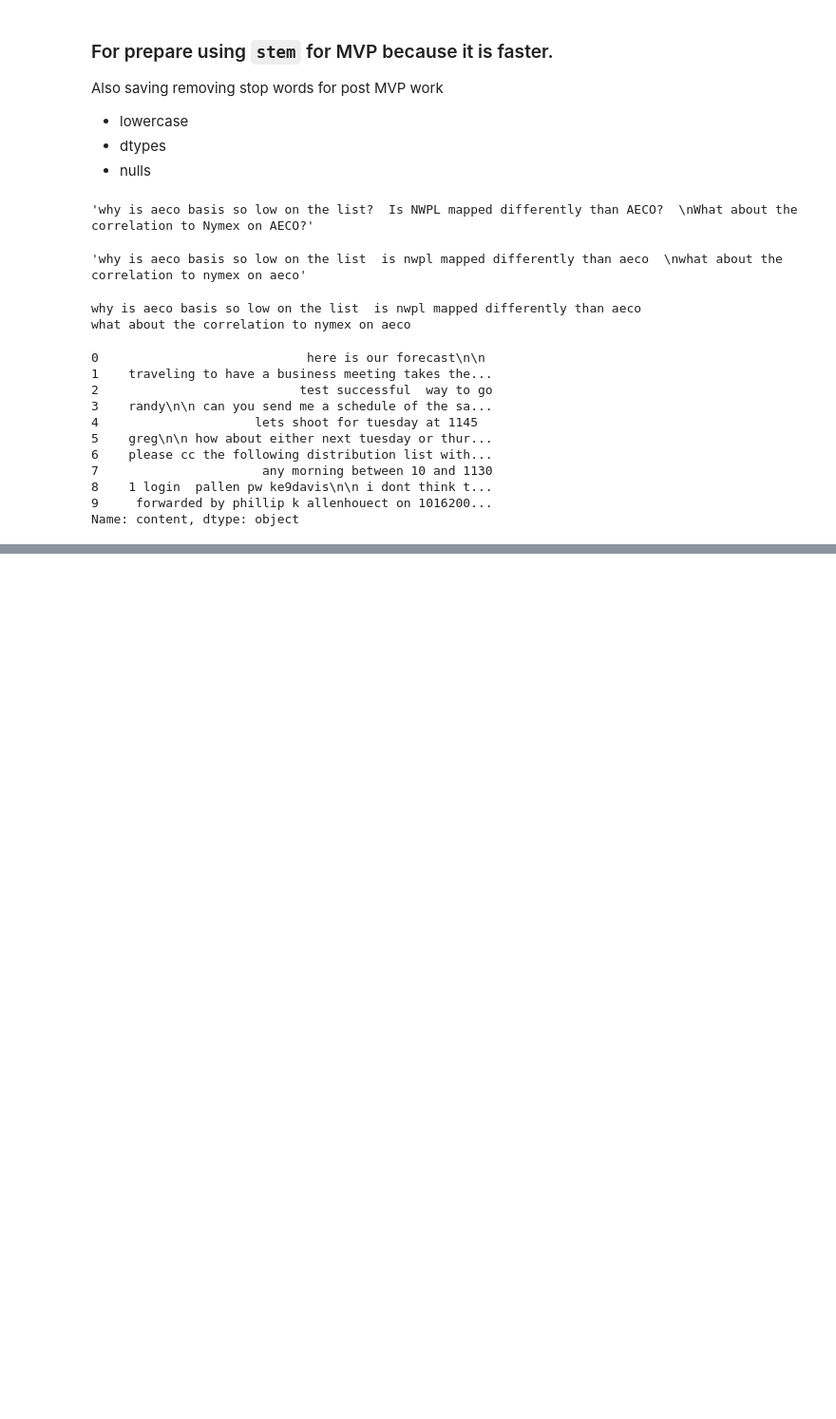
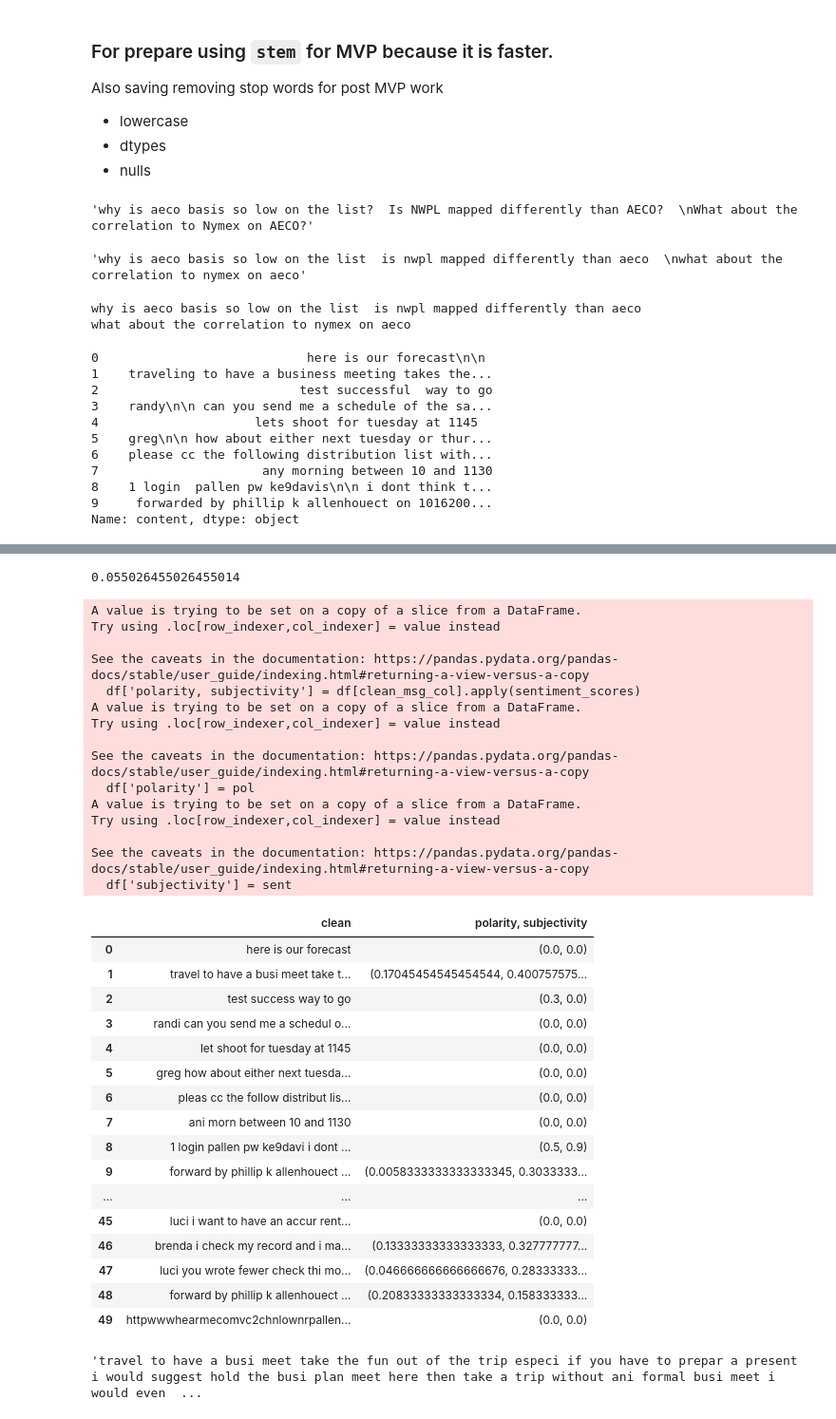
Before and after one commit to Enron-Discussion-NLP/Capstone, a Jupyter notebook: 00_Stephanie/stephanie_working-notebook.ipynb, the cells around one changed output, grey strips where cells are left out. Shown at 95% size. Cells and saved outputs as stored; diff of their text form; code cells hidden in the pictures; blank space fills up the shorter version.

Commit message:
code for textblob sentiment analysis

```diff
--- a/00_Stephanie/stephanie_working-notebook.ipynb
+++ b/00_Stephanie/stephanie_working-notebook.ipynb
@@ -283,0 +322,5 @@ prepare.clean_emails(raw_data)
+# %%
+# writing code for one content to test out scoring function
+test_1 = df_2.clean[1]
+test_2 = df_2.clean[4]
+test_3 = df_2.clean[88]
@@ -283,0 +335,74 @@ prepare.clean_emails(raw_data)
+# %%
+sent, sub = TextBlob(test_3).sentiment
+# %%
+sent
+# %% [output]
+0.055026455026455014
+# %%
+def sentiment_scores(string):
+    '''
+
+    '''
+
+    polarity, subjectivity = TextBlob(string).sentiment
+
+    return polarity, subjectivity
+# %%
+def add_scores(df, clean_msg_col):
+    '''
+
+    '''
+
+    df['polarity, subjectivity'] = df[clean_msg_col].apply(sentiment_scores)
+
+    pol = []
+    subj = []
+    for tuple_ in df['polarity, subjectivity']:
+        pol.append(list(tuple_)[0])
+        subj.append(list(tuple_)[1])
+
+#     df = df.drop(columns = ['polarity, sentiment'])
+    df['polarity'] = pol
+    df['subjectivity'] = sent
+
+    return df
+# %%
+test_df = add_scores(df_2.head(50), 'clean')
+test_df[['clean', 'polarity, subjectivity']]
+# %% [output]
+A value is trying to be set on a copy of a slice from a DataFrame.
+Try using .loc[row_indexer,col_indexer] = value instead
+
+See the caveats in the documentation: https://pandas.pydata.org/pandas-docs/stable/user_guide/indexing.html#returning-a-view-versus-a-copy
+  df['polarity, subjectivity'] = df[clean_msg_col].apply(sentiment_scores)
+A value is trying to be set on a copy of a slice from a DataFrame.
+Try using .loc[row_indexer,col_indexer] = value instead
+
+See the caveats in the documentation: https://pandas.pydata.org/pandas-docs/stable/user_guide/indexing.html#returning-a-view-versus-a-copy
+  df['polarity'] = pol
+A value is trying to be set on a copy of a slice from a DataFrame.
+Try using .loc[row_indexer,col_indexer] = value instead
+
+See the caveats in the documentation: https://pandas.pydata.org/pandas-docs/stable/user_guide/indexing.html#returning-a-view-versus-a-copy
+  df['subjectivity'] = sent
+|  | clean | polarity, subjectivity |
+| 0 | here is our forecast | (0.0, 0.0) |
+| 1 | travel to have a busi meet take t... | (0.17045454545454544, 0.400757575... |
+| 2 | test success way to go | (0.3, 0.0) |
+| 3 | randi can you send me a schedul o... | (0.0, 0.0) |
+| 4 | let shoot for tuesday at 1145 | (0.0, 0.0) |
+| 5 | greg how about either next tuesda... | (0.0, 0.0) |
+| 6 | pleas cc the follow distribut lis... | (0.0, 0.0) |
+| 7 | ani morn between 10 and 1130 | (0.0, 0.0) |
+| 8 | 1 login pallen pw ke9davi i dont ... | (0.5, 0.9) |
+| 9 | forward by phillip k allenhouect ... | (0.0058333333333333345, 0.3033333... |
+| ... | ... | ... |
+| 45 | luci i want to have an accur rent... | (0.0, 0.0) |
+| 46 | brenda i check my record and i ma... | (0.13333333333333333, 0.327777777... |
+| 47 | luci you wrote fewer check thi mo... | (0.046666666666666676, 0.28333333... |
+| 48 | forward by phillip k allenhouect ... | (0.20833333333333334, 0.158333333... |
+| 49 | httpwwwhearmecomvc2chnlownrpallen... | (0.0, 0.0) |
+# %%
+test_df.clean[1]
+# %% [output]
+'travel to have a busi meet take the fun out of the trip especi if you have to prepar a present i would suggest hold the busi plan meet here then take a trip without ani formal busi meet i would even  ...
```
Also changed, not shown: parts of 15 cells of this notebook.
